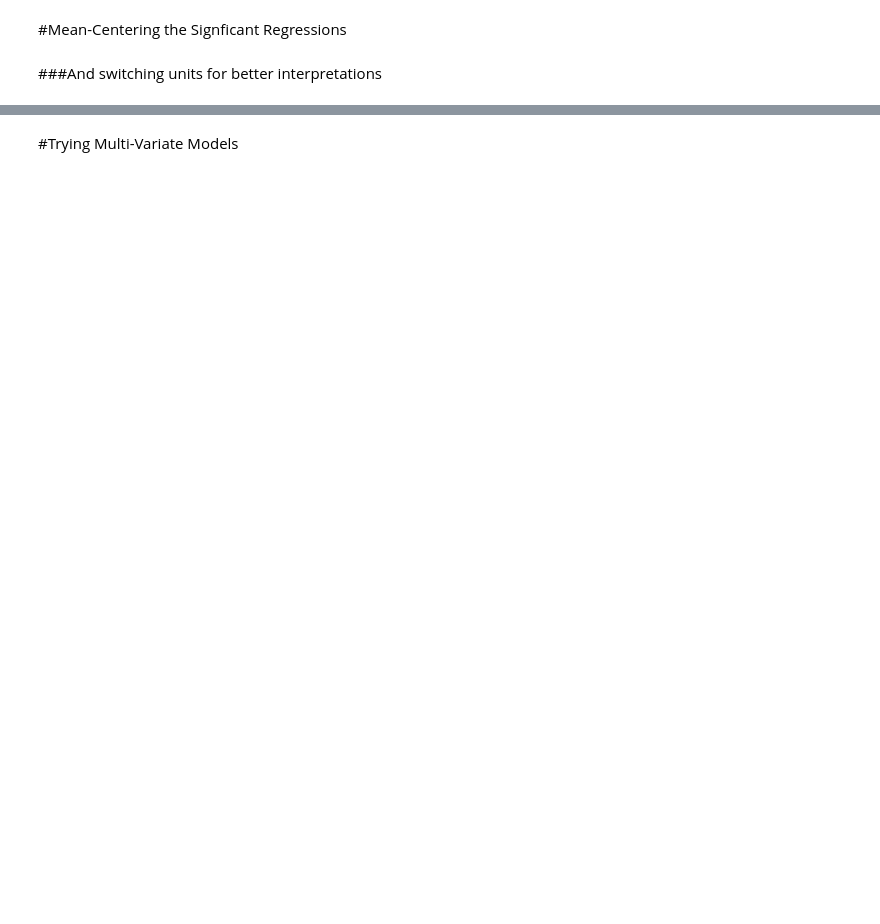
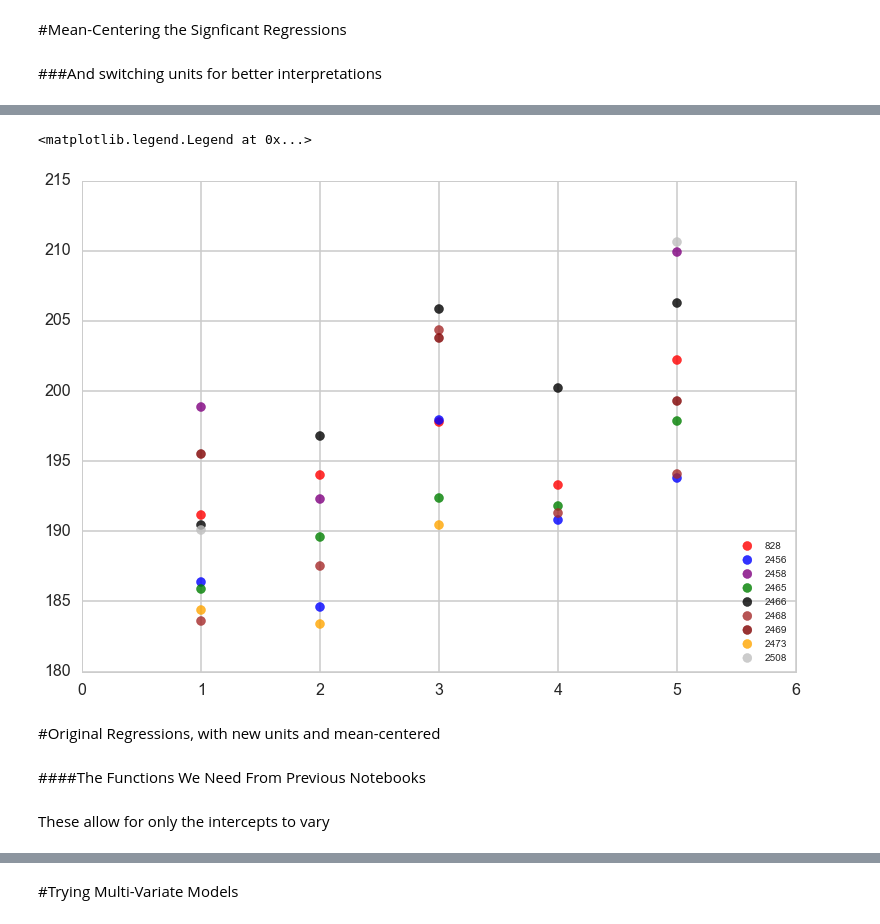
Before and after one commit to callen13/Senior_Thesis, a Jupyter notebook: sequential_model_selection.ipynb, the cells around one changed output, grey strips where cells are left out. Saved outputs shown, nothing was run; the diff lists cells and outputs as text; code cells hidden in the pictures; blank space fills up the shorter version.

```diff
--- a/sequential_model_selection.ipynb
+++ b/sequential_model_selection.ipynb
@@ -194,0 +479,44 @@ mean_df
+# %%
+df_828 = df_pre[df_pre['user_id']==828]
+df_2508 = df_pre[df_pre['user_id']==2508]
+df_2458 = df_pre[df_pre['user_id']==2458]
+df_2456 = df_pre[df_pre['user_id']==2456]
+df_2469 = df_pre[df_pre['user_id']==2469]
+df_2465 = df_pre[df_pre['user_id']==2465]
+df_2466 = df_pre[df_pre['user_id']==2466]
+df_2468 = df_pre[df_pre['user_id']==2468]
+df_2473 = df_pre[df_pre['user_id']==2473]
+plt1 = plt.scatter(df_828.race_period, df_828.pace_per_k, color='r', s=80, alpha=0.8)
+plt2 = plt.scatter(df_2456.race_period, df_2456.pace_per_k, color='blue', s=80, alpha=0.8)
+plt3 = plt.scatter(df_2458.race_period, df_2458.pace_per_k, color='purple', s=80, alpha=0.8)
+plt4 = plt.scatter(df_2465.race_period, df_2465.pace_per_k, color='green', s=80, alpha=0.8)
+plt5 = plt.scatter(df_2466.race_period, df_2466.pace_per_k, color='black', s=80, alpha=0.8)
+plt6 = plt.scatter(df_2468.race_period, df_2468.pace_per_k, color='brown', s=80, alpha=0.8)
+plt7 = plt.scatter(df_2469.race_period, df_2469.pace_per_k, color='maroon', s=80, alpha=0.8)
+plt8 = plt.scatter(df_2473.race_period, df_2473.pace_per_k, color='orange', s=80, alpha=0.8)
+plt9 = plt.scatter(df_2508.race_period, df_2508.pace_per_k, color='silver', s=80, alpha=0.8)
+
+#m, b = np.polyfit(df_828.race_period, df_828.pace_per_k, 1)
+#plt.plot(df_828.race_period, m*(df_828.race_period) + b, '--', color='red', alpha=0.6)
+#m, b = np.polyfit(df_2456.race_period, df_2456.pace_per_k, 1)
+#plt.plot(df_2456.race_period, m*(df_2456.race_period) + b, '--', color='blue', alpha=0.6)
+#m, b = np.polyfit(df_2458.race_period, df_2458.pace_per_k, 1)
+#plt.plot(df_2458.race_period, m*(np.where(~np.isnan(df_2458.race_period))) + b, '--', color='purple', alpha=0.6)
+
+#plt.plot(df_828.race_period, np.poly1d(np.polyfit(df_828.race_period, df_828.pace_per_k, 1))(df_828.race_period), 'r', ls='--', alpha=0.6)
+#plt.plot(df_2456.race_period, np.poly1d(np.polyfit(df_2456.race_period, df_2456.pace_per_k, 1))(df_2456.race_period), 'blue', ls='--', alpha=0.6)
+#plt.plot(df_2458.race_period, np.poly1d(np.polyfit(df_2458.race_period, df_2458.pace_per_k, 1))(df_2458.race_period), 'purple', ls='--', alpha=0.6)
+#plt.plot(df_2465.race_period, np.poly1d(np.polyfit(df_2465.race_period, df_2465.pace_per_k, 1))(df_2465.race_period), 'green', ls='--', alpha=0.6)
+#plt.plot(df_2466.race_period, np.poly1d(np.polyfit(df_2466.race_period, df_2466.pace_per_k, 1))(df_2466.race_period), 'black', ls='--', alpha=0.6)
+#plt.plot(df_2468.race_period, np.poly1d(np.polyfit(df_2468.race_period, df_2468.pace_per_k, 1))(df_2468.race_period), 'brown', ls='--', alpha=0.6)
+#plt.plot(df_2469.race_period, np.poly1d(np.polyfit(df_2469.race_period, df_2469.pace_per_k, 1))(df_2469.race_period), 'maroon', ls='--', alpha=0.6)
+#plt.plot(df_2473.race_period, np.poly1d(np.polyfit(df_2473.race_period, df_2473.pace_per_k, 1))(df_2473.race_period), 'orange', ls='--', alpha=0.6)
+#plt.plot(df_2508.race_period, np.poly1d(np.polyfit(df_2508.race_period, df_2508.pace_per_k, 1))(df_2508.race_period), 'silver', ls='--', alpha=0.6)
+plt.legend((plt1, plt2, plt3, plt4, plt5, plt6, plt7, plt8, plt9), ('828', '2456', '2458', '2465', '2466', '2468', '2469', '2473', '2508'),
+    loc = 'lower right' , fontsize = 10
+)
+#plt.xlim(0.8, 5.2)
+#plt.ylim(180, 220)
+# %% [output]
+<matplotlib.legend.Legend at 0x...>
+[figure, added]
@@ -194,0 +533,4 @@ mean_df
+# %% [markdown]
+#Original Regressions, with new units and mean-centered
+# %% [markdown]
+####The Functions We Need From Previous Notebooks
@@ -194,0 +564,2 @@ mean_df
+# %% [markdown]
+These allow for only the intercepts to vary
```
Also changed, not shown: parts of 45 cells of this notebook, 1 other file.
